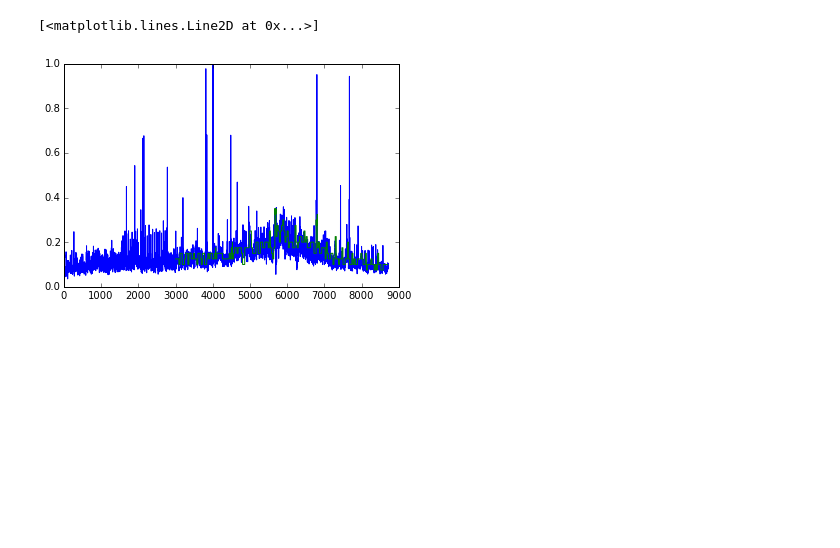
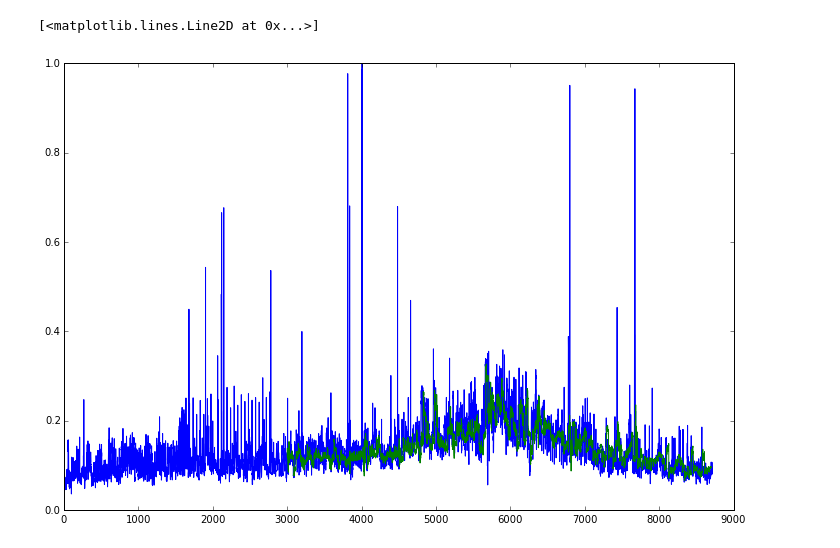
Before and after one commit to Manrich121/ForecastingCloud, a Jupyter notebook: DataPlot/src/explore_wikidata.ipynb, the cells around one changed output. Saved outputs shown, nothing was run; the diff lists cells and outputs as text; code cells hidden in the pictures; blank space fills up the shorter version.

Commit message:
Completed press and agile runs Still need to do NN's and combo models

```diff
--- a/DataPlot/src/explore_wikidata.ipynb
+++ b/DataPlot/src/explore_wikidata.ipynb
@@ -6,11 +6,13 @@ import evaluation as eval
 import numpy as np
 import matplotlib.pyplot as plt
 # %%
-forecasts = np.genfromtxt("D:/Wikipage data/pageviews_markov1/view_af",delimiter=',').ravel()
+forecasts = np.genfromtxt("D:/Wikipage data/pageviews_agile/view_af",delimiter=',').ravel()
 truevals = np.genfromtxt("D:/Wikipage data/pageviews/view_af")
 truevals = truevals/np.max(truevals)
+
+plt.figure(figsize=(12,8))
 plt.plot(truevals)
 plt.plot(range(3000,3000+len(forecasts)), forecasts)
 # %% [output]
 [<matplotlib.lines.Line2D at 0x...>]
-[figure, old version]
+[figure, new version]
```
Also changed, not shown: 4 other files.
